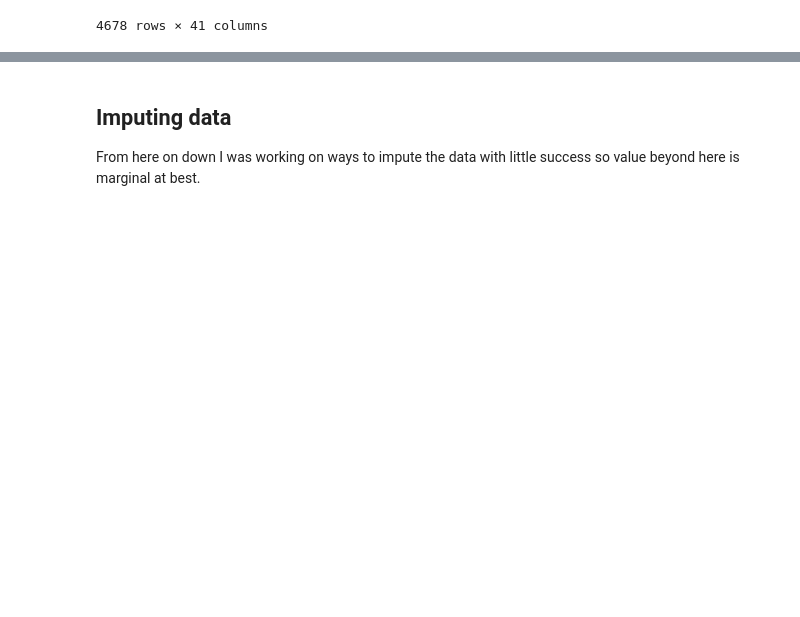
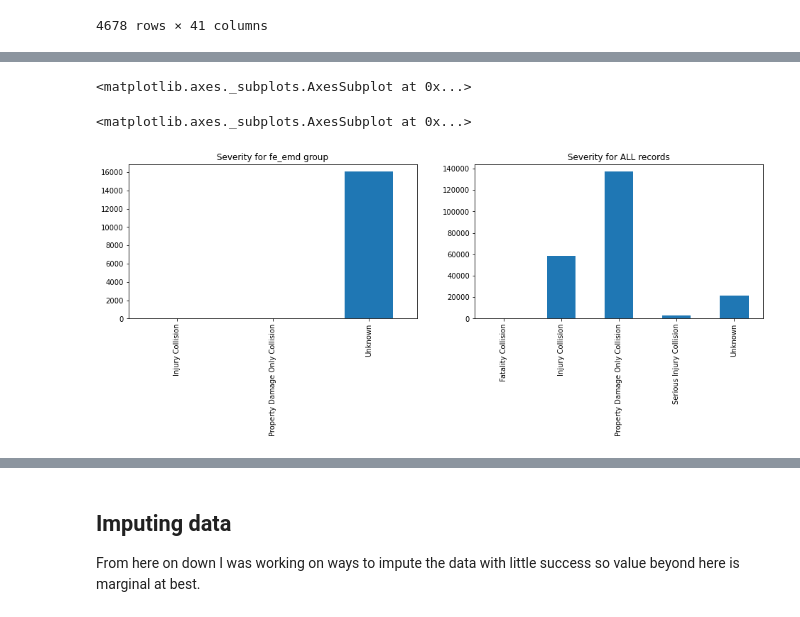
Before and after one commit to DataCircles/traffic_collisions_viz_team, a Jupyter notebook: notebooks/JD-MissingDataImputation_WeatherRelated.ipynb, the cells around one changed output, grey strips where cells are left out. Saved outputs shown, nothing was run; the diff lists cells and outputs as text; code cells hidden in the pictures; blank space fills up the shorter version.

```diff
--- a/notebooks/JD-MissingDataImputation_WeatherRelated.ipynb
+++ b/notebooks/JD-MissingDataImputation_WeatherRelated.ipynb
@@ -247,0 +330,3 @@ df[(criteria & (df['hitparkedcar'] == 'Y'))]
+# %%
+df_fe_emd = df.loc[fe_emd_set]
+df_fe_emd.head()
@@ -247,0 +340,12 @@ df[(criteria & (df['hitparkedcar'] == 'Y'))]
+# %%
+#checking exploring other features using this dataset with Rebecca's code..
+
+fig, axes = plt.subplots(nrows=1, ncols=2,figsize=(16, 4))
+fig.subplots_adjust(hspace=0.8)
+
+df_fe_emd['severitydesc'].value_counts().sort_index().plot(ax=axes[0],kind='bar',title='Severity for fe_emd group')
+df['severitydesc'].value_counts().sort_index().plot(ax=axes[1],kind='bar',title='Severity for ALL records')
+# %% [output]
+<matplotlib.axes._subplots.AxesSubplot at 0x...>
+<matplotlib.axes._subplots.AxesSubplot at 0x...>
+[figure, added]
```
Also changed, not shown: parts of 50 cells of this notebook.
